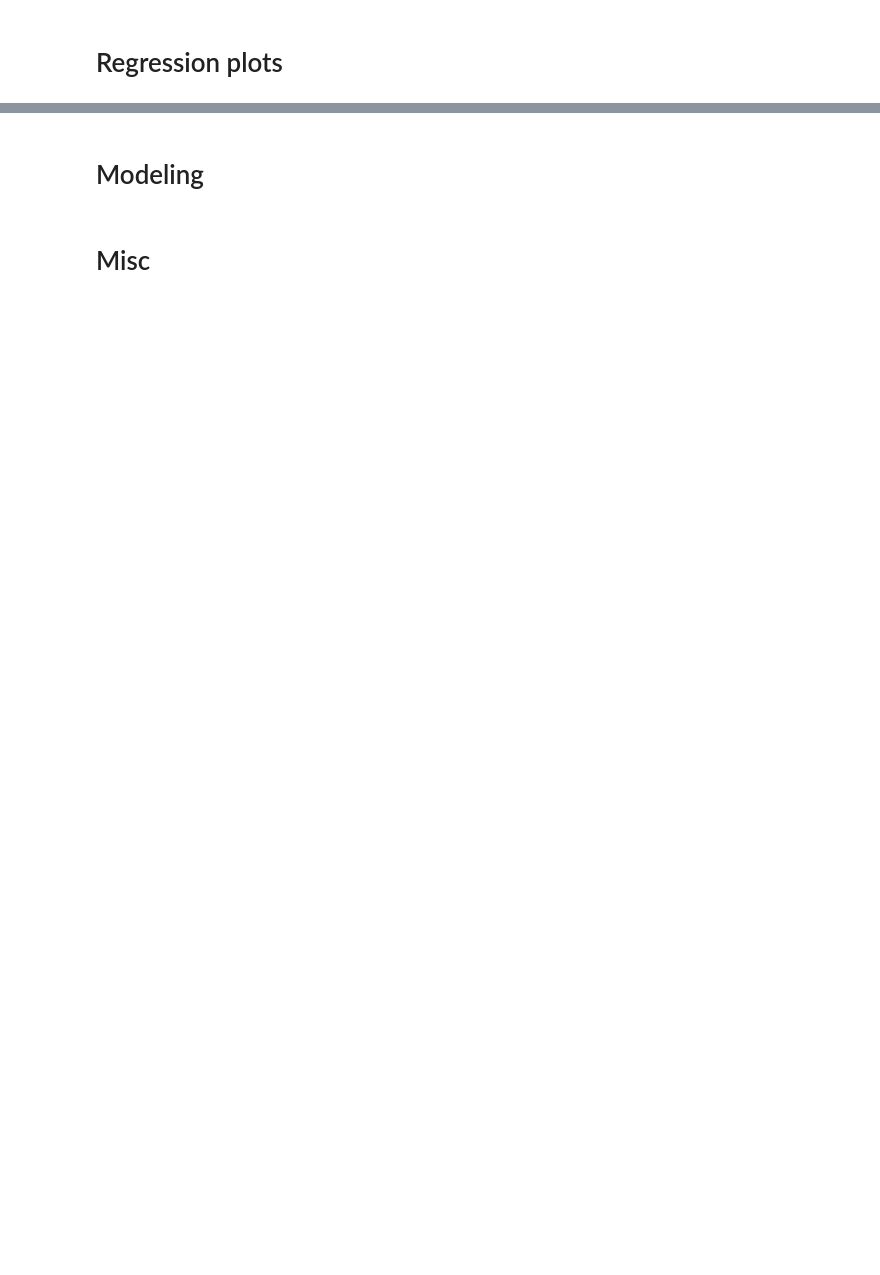
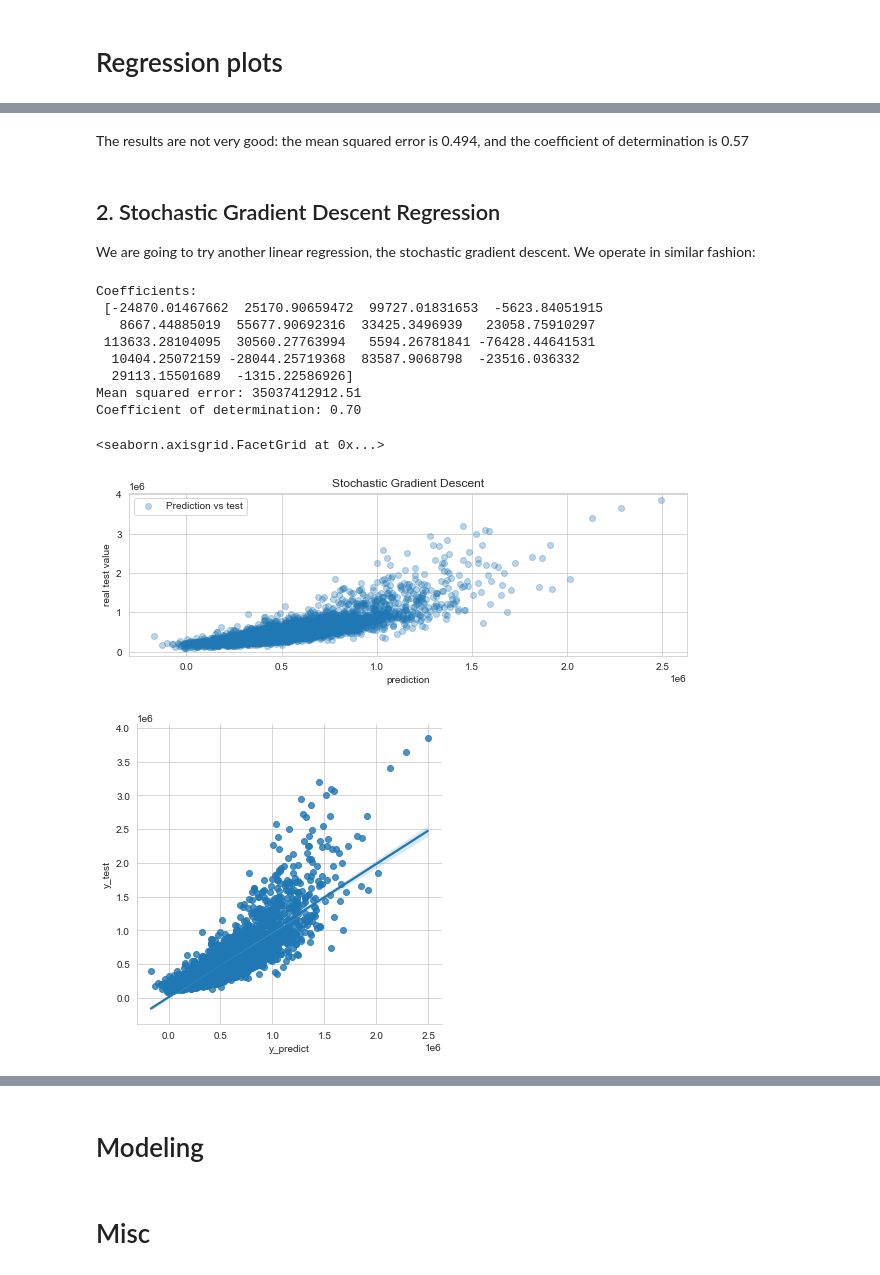
Before and after one commit to CarlosMAD10/IronCarlos, a Jupyter notebook: Midterm/Pruebas/modeling.ipynb, the cells around one changed output, grey strips where cells are left out. Cells and saved outputs as stored; diff of their text form; code cells hidden in the pictures; blank space fills up the shorter version.

```diff
--- a/Midterm/Pruebas/modeling.ipynb
+++ b/Midterm/Pruebas/modeling.ipynb
@@ -62,0 +185,41 @@ TypeError: 'numpy.dtype[datetime64]' object is not callable
+# %% [markdown]
+The results are not very good: the mean squared error is 0.494, and the coefficient of determination is 0.57
+# %% [markdown]
+## 2. Stochastic Gradient Descent Regression
+
+We are going to try another linear regression, the stochastic gradient descent. We operate in similar fashion:
+# %%
+scaler = StandardScaler()
+reg = SGDRegressor()
+pipe = make_pipeline(scaler, reg)
+pipe.fit(X_train, y_train)
+
+y_predict = pipe.predict(X_test)
+
+# The coefficients
+print('Coefficients: \n', reg.coef_)
+# The mean squared error
+print('Mean squared error: %.2f' % mean_squared_error(y_test, y_predict))
+# The coefficient of determination: 1 is perfect prediction
+print('Coefficient of determination: %.2f' % r2_score(y_test,y_predict))
+
+# Plot outputs
+fig, axes = plt.subplots(1, 1, figsize=(10, 3))
+axes.scatter(y_predict, y_test, alpha=.3, label='Prediction vs test')
+axes.set(xlabel='prediction',
+            ylabel='real test value', title='Stochastic Gradient Descent')
+axes.legend()
+
+sns.lmplot(x = "y_predict", y = "y_test", data = pd.DataFrame(data={"y_predict":y_predict, "y_test":y_test}))
+# %% [output]
+Coefficients:
+ [-24870.01467662  25170.90659472  99727.01831653  -5623.84051915
+   8667.44885019  55677.90692316  33425.3496939   23058.75910297
+ 113633.28104095  30560.27763994   5594.26781841 -76428.44641531
+  10404.25072159 -28044.25719368  83587.9068798  -23516.036332
+  29113.15501689  -1315.22586926]
+Mean squared error: 35037412912.51
+Coefficient of determination: 0.70
+<seaborn.axisgrid.FacetGrid at 0x...>
+[figure, added]
+[figure, added]
```
Also changed, not shown: parts of 24 cells of this notebook, 2 other files.
